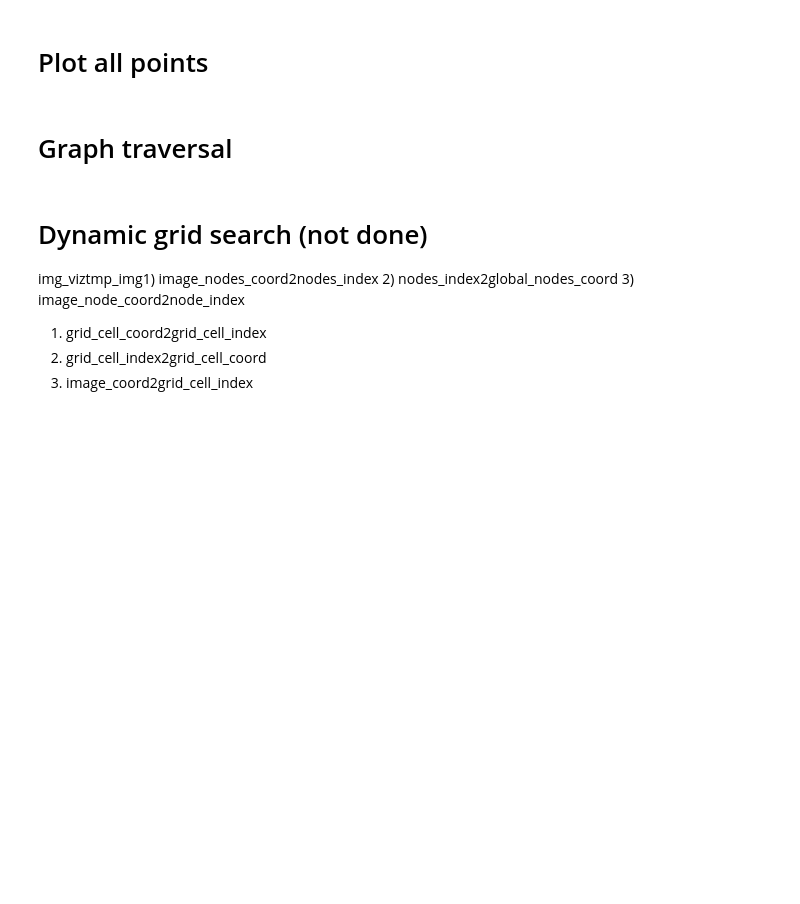
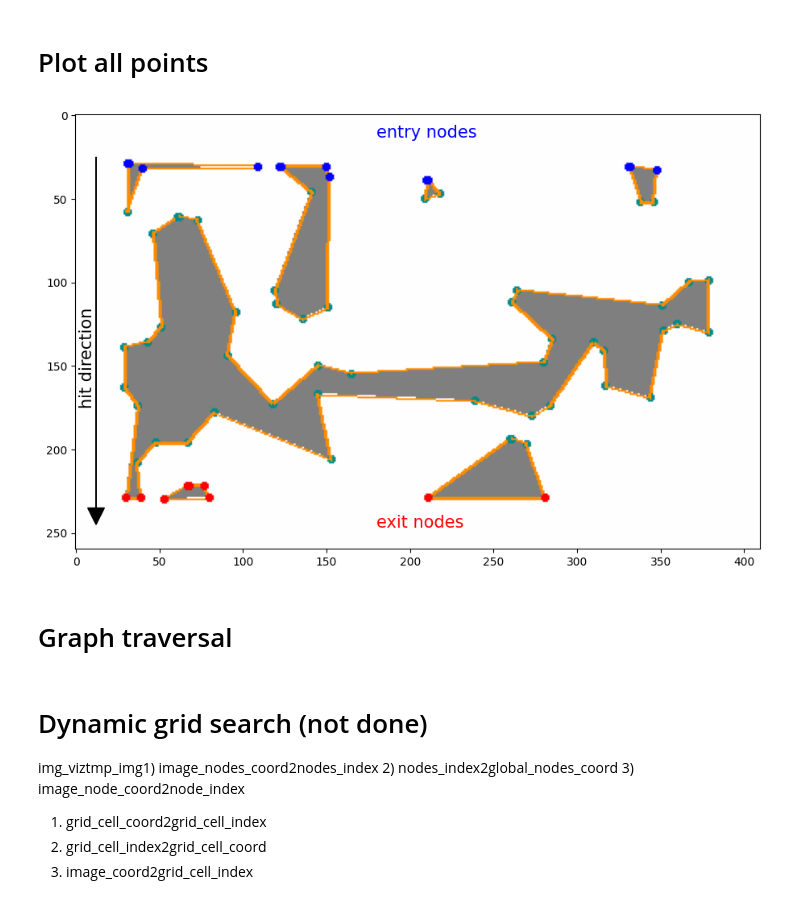
Before and after one commit to dkagramanyan/WC-Co_computer_vision, a Jupyter notebook: cv/4_cracks.ipynb, the cells around one changed output. Drawn from its saved outputs; the diff is of its cells as text; code cells hidden in the pictures; blank space fills up the shorter version.

```diff
--- a/cv/4_cracks.ipynb
+++ b/cv/4_cracks.ipynb
@@ -134,13 +134,17 @@ def pad_with(vector, pad_width, iaxis, kwargs):
 # %% [markdown]
 # Plot all points
 # %%
-orig_img = io.imread('../datasets/original/o_bc_left/Ultra_Co6_2/Ultra_Co6_2-001.jpeg')[:200,:200]
-# orig_img = io.imread('../datasets/original/o_bc_left/Ultra_Co6_2/Ultra_Co6_2-001.jpeg')
+orig_img = io.imread('../datasets/original/o_bc_left/Ultra_Co6_2/Ultra_Co6_2-001.jpeg')[:200,:350]
+# orig_img = io.imread('../datasets/original/o_bc_left/Ultra_Co11/Ultra_Co11-1.jpeg')[:600,:600]
+
+#  некорректно
+# orig_img = io.imread('../datasets/original/o_bc_left/Ultra_Co25/Ultra_Co25-001.jpeg')[:200,:200]
+
 
 r=2
 border = 30
 # border = 5
-border_eps = border + 5
+border_eps = border + 10
 tol = 4
 
 tmp_img = preprocess_image_1(orig_img)
@@ -157,8 +161,8 @@ num_of_nodes=0
 for points in reversed(cnts):
     for point in points:
         x,y = point[0],point[1]
-        image_nodes_coord2nodes_index[(x,y)]=num_of_nodes
-        nodes_index2global_nodes_coord[num_of_nodes]=(x,y)
+        image_nodes_coord2nodes_index[(y,x)]=num_of_nodes
+        nodes_index2global_nodes_coord[num_of_nodes]=(y,x)
         num_of_nodes+=1
 
 # entry points
@@ -176,7 +180,7 @@ for points in cnts:
             if y_entry_max<y:
                 y_entry_max=y
 
-            index=image_nodes_coord2nodes_index[(x,y)]
+            index=image_nodes_coord2nodes_index[(y,x)]
             entry_dict[index]=1
             entry_nodes.append(index)
 
@@ -187,9 +191,9 @@ exit_dict={}
 for points in cnts:
     for point in points:
         # if (point[0] < border_eps or img_shape[0] - point[0] < border_eps or img_shape[1] - point[1] < epborder_epss) and point[1]>y_entry_max:
-        if (img_shape[1] - point[1] < border_eps) and point[1]>y_entry_max:
+        if (img_shape[0] - point[1] < border_eps):
             x,y = point[0],point[1]
-            index=image_nodes_coord2nodes_index[(x,y)]
+            index=image_nodes_coord2nodes_index[(y,x)]
             exit_nodes.append(index)
             exit_dict[index]=1
 
@@ -199,39 +203,41 @@ img_drawings=draw_contours(img_drawings, cnts=cnts, r=2, l_width=2)
 draw = ImageDraw.Draw(img_drawings)
 
 # entry blue
 for key in entry_nodes:
     x,y=nodes_index2global_nodes_coord[key]
-    draw.ellipse((x - r, y - r, x + r, y + r), fill=(0,0,255), width=1)
+    draw.ellipse((y - r, x - r, y + r, x + r), fill=(0,0,255), width=1)
 
 # exit red
 for key in exit_nodes:
     x,y=nodes_index2global_nodes_coord[key]
-    draw.ellipse((x - r, y - r, x + r, y + r), fill=(255,0,0), width=1)
+    draw.ellipse((y - r, x - r, y + r, x + r), fill=(255,0,0), width=1)
 
 
 img_contours = draw_edges(np.zeros_like(img_viz), cnts=cnts, r=2, l_width=2)
 
 fig,axes = plt.subplots(1,1,figsize=(14,7))
 
 
 
 axes.imshow(img_drawings)
 # axes[1].imshow(img_contours,cmap='gray')
 
 axes.text(img_viz.shape[1]/2-25,border_eps/3,'entry nodes', color=(0, 0, 1),fontsize=15)
-axes.text(img_viz.shape[1]/2-25,img_viz.shape[1] - border_eps/3,'exit nodes', color=(1, 0, 0),fontsize=15)
-axes.arrow(12, border-5, 0, img_viz.shape[1] - border_eps, length_includes_head=True, head_width=10, head_length=10,color=(0,0,0))
-axes.text(2, img_viz.shape[1]*2/3,'hit direction',rotation=90, color=(0, 0, 0),fontsize=15)
+axes.text(img_viz.shape[1]/2-25,img_viz.shape[0] - border_eps/3,'exit nodes', color=(1, 0, 0),fontsize=15)
+axes.arrow(12, border-5, 0, img_viz.shape[0] - border_eps, length_includes_head=True, head_width=10, head_length=10,color=(0,0,0))
+axes.text(2, img_viz.shape[0]*2/3,'hit direction',rotation=90, color=(0, 0, 0),fontsize=15)
 
 # plt.xlim(0,200)
 # plt.ylim(0,50)
 
-plt.savefig('miniature_figures_aligned.png', bbox_inches='tight')
+# plt.savefig('miniature_figures_aligned.png', bbox_inches='tight')
 # plt.savefig('step_1.jpg', bbox_inches='tight')
 # plt.savefig('step_2.jpg', bbox_inches='tight')
 # plt.savefig('step_3.jpg', bbox_inches='tight')
 
 plt.show()
+# %% [output]
+[figure, added]
 # %%
 eps=100
 line_eps = 2
```
Also changed, not shown: parts of 10 cells of this notebook.
